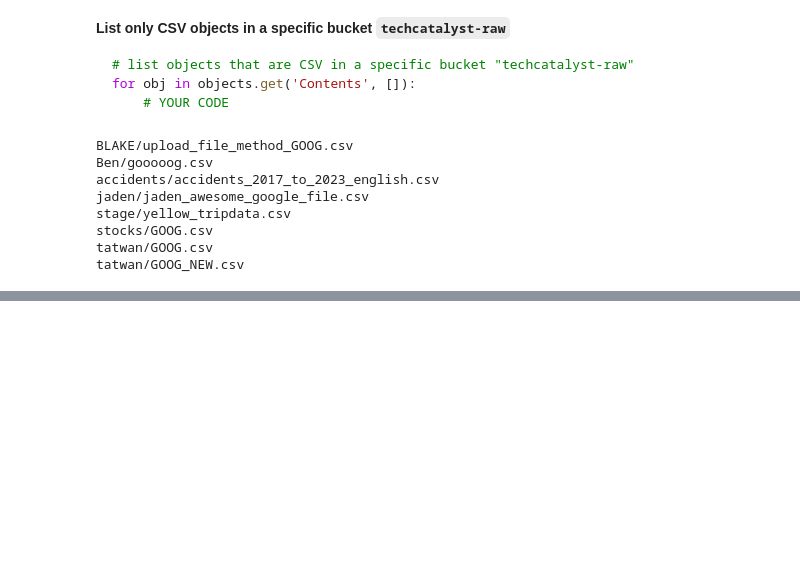
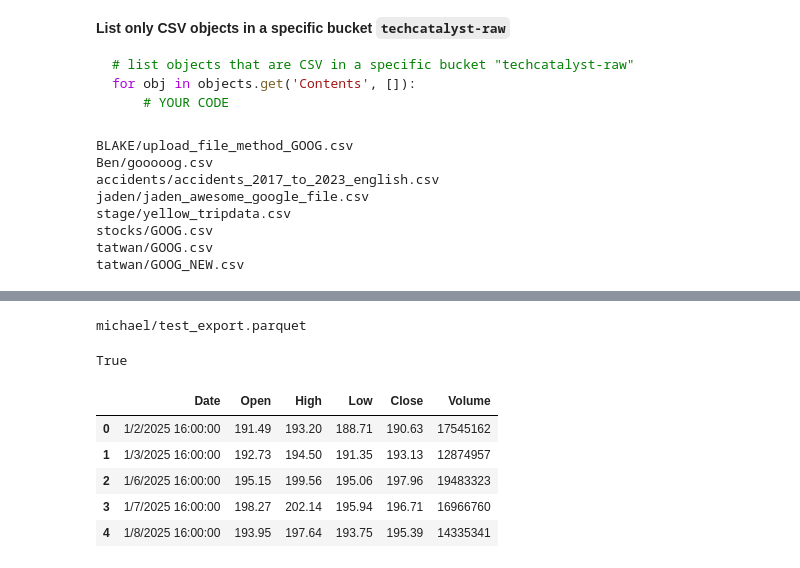
Before and after one commit to xandermacha/TechCatalyst_DE_2025_pub, a Jupyter notebook: Activities/Week 6/Labs/S3 and Snowpipe/s3snowpip.ipynb, the cells around one changed output, grey strips where cells are left out. Cells and saved outputs as stored; diff of their text form; code cells hidden in the pictures; blank space fills up the shorter version.

```diff
--- a/Activities/Week 6/Labs/S3 and Snowpipe/s3snowpip.ipynb
+++ b/Activities/Week 6/Labs/S3 and Snowpipe/s3snowpip.ipynb
@@ -71,0 +95,23 @@ tatwan/GOOG_NEW.csv
+# %%
+for obj in objects.get('Contents', []):
+    if obj['Key'].startswith('michael/'):
+        print(obj['Key'])
+# %% [output]
+michael/test_export.parquet
+# %%
+from dotenv import load_dotenv
+import awswrangler as wr
+
+load_dotenv()
+# %% [output]
+True
+# %%
+df = wr.s3.read_csv('s3://techcatalyst-raw/stocks/GOOG.csv')
+df.head()
+# %% [output]
+|  | Date | Open | High | Low | Close | Volume |
+| 0 | 1/2/2025 16:00:00 | 191.49 | 193.20 | 188.71 | 190.63 | 17545162 |
+| 1 | 1/3/2025 16:00:00 | 192.73 | 194.50 | 191.35 | 193.13 | 12874957 |
+| 2 | 1/6/2025 16:00:00 | 195.15 | 199.56 | 195.06 | 197.96 | 19483323 |
+| 3 | 1/7/2025 16:00:00 | 198.27 | 202.14 | 195.94 | 196.71 | 16966760 |
+| 4 | 1/8/2025 16:00:00 | 193.95 | 197.64 | 193.75 | 195.39 | 14335341 |
```
Also changed, not shown: parts of 12 cells of this notebook, 3 other files.
